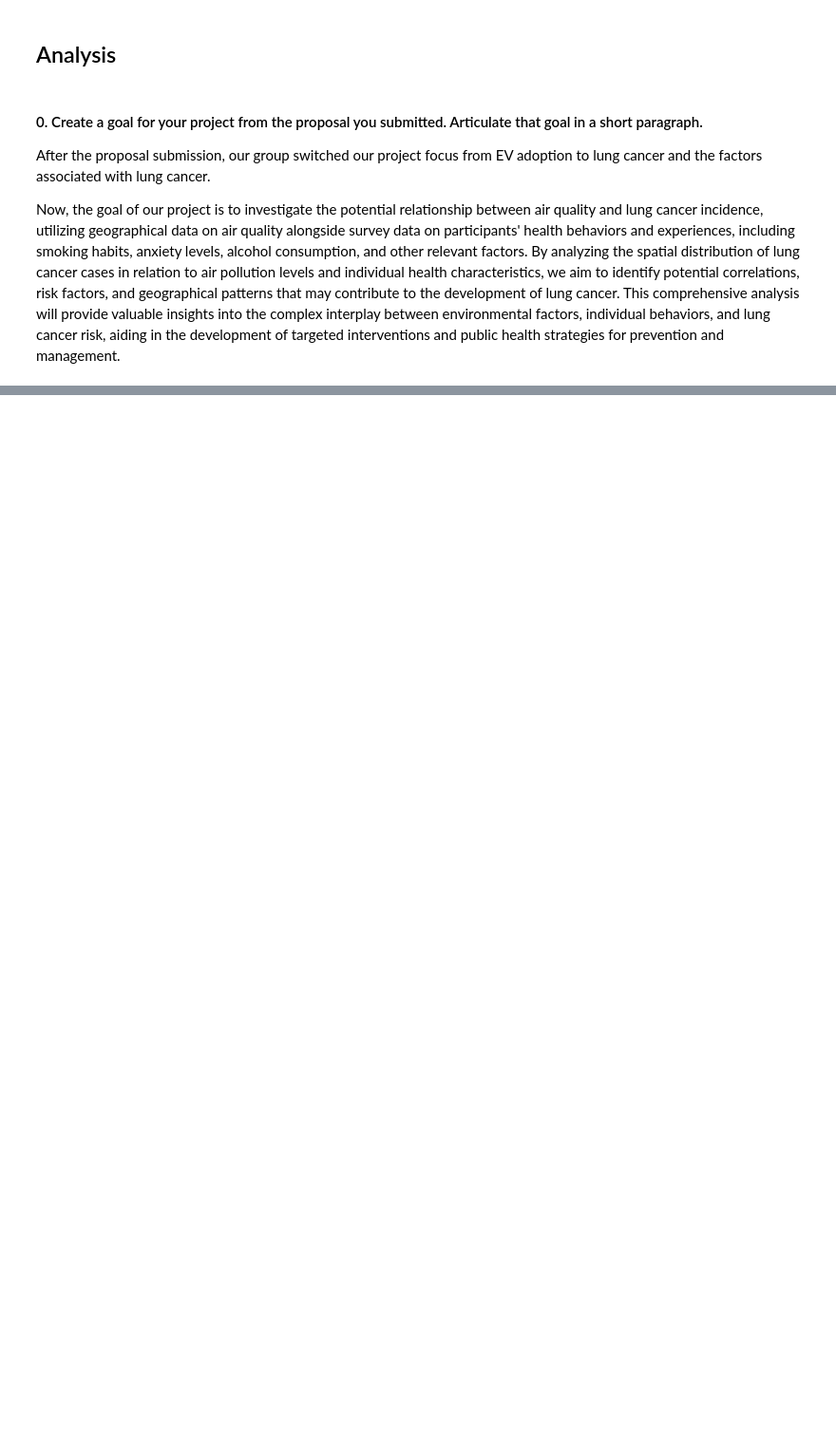
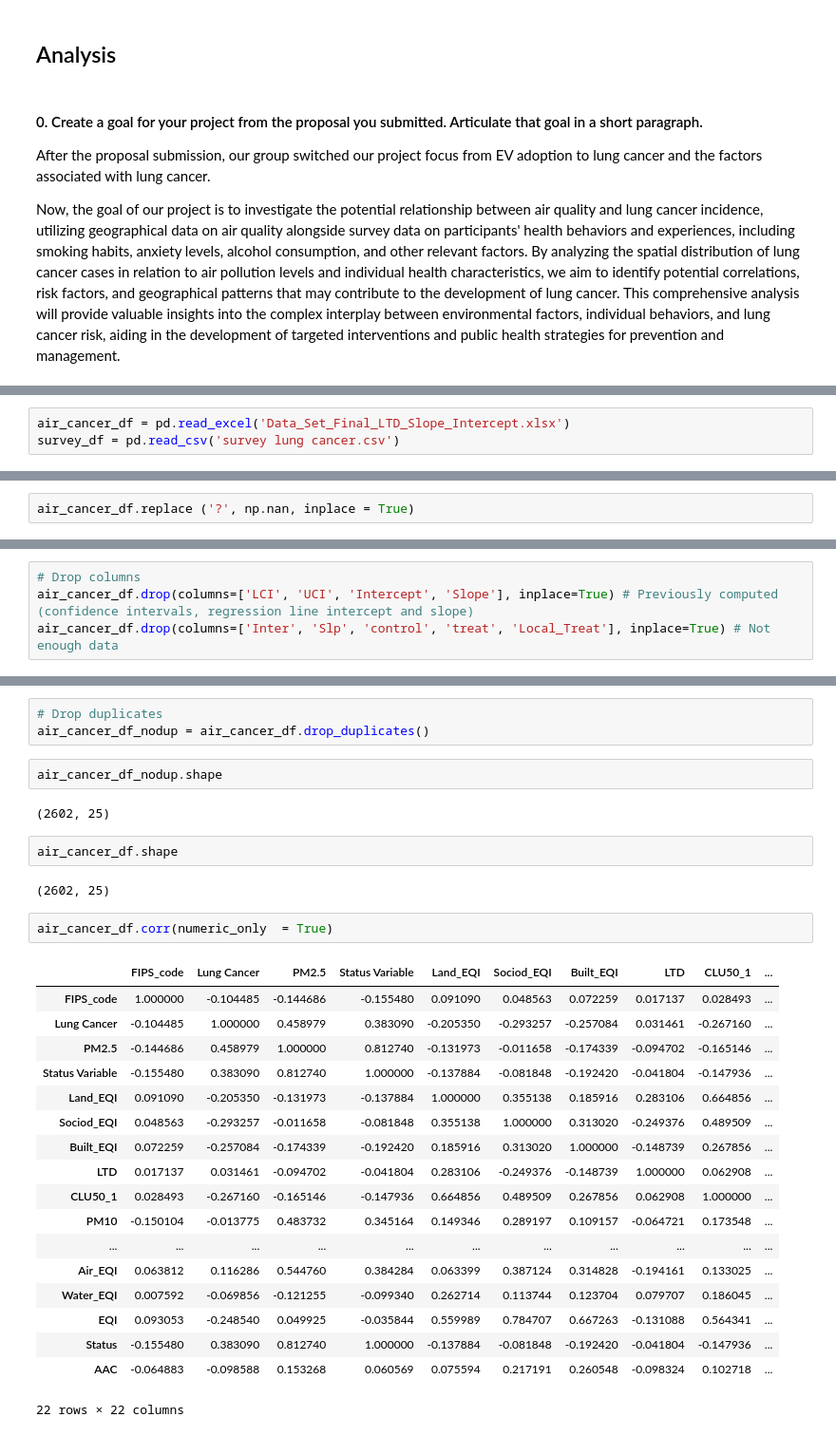
Before and after one commit to kevmiao/CS329E-Project, a Jupyter notebook: analysis.ipynb, the cells around one changed output, grey strips where cells are left out. Shown: that part at 95% size. Saved outputs shown, nothing was run; the diff lists cells and outputs as text; blank space fills up the shorter version.

```diff
--- a/analysis.ipynb
+++ b/analysis.ipynb
@@ -23,0 +24,3 @@ pd.read_csv
+# %%
+air_cancer_df = pd.read_excel('Data_Set_Final_LTD_Slope_Intercept.xlsx')
+survey_df = pd.read_csv('survey lung cancer.csv')
@@ -23,0 +94,2 @@ pd.read_csv
+# %%
+air_cancer_df.replace ('?', np.nan, inplace = True)
@@ -23,0 +150,4 @@ pd.read_csv
+# %%
+# Drop columns
+air_cancer_df.drop(columns=['LCI', 'UCI', 'Intercept', 'Slope'], inplace=True) # Previously computed (confidence intervals, regression line intercept and slope)
+air_cancer_df.drop(columns=['Inter', 'Slp', 'control', 'treat', 'Local_Treat'], inplace=True) # Not enough data
@@ -23,0 +228,32 @@ pd.read_csv
+# %%
+# Drop duplicates
+air_cancer_df_nodup = air_cancer_df.drop_duplicates()
+# %%
+air_cancer_df_nodup.shape
+# %% [output]
+(2602, 25)
+# %%
+air_cancer_df.shape
+# %% [output]
+(2602, 25)
+# %%
+air_cancer_df.corr(numeric_only  = True)
+# %% [output]
+|  | FIPS_code | Lung Cancer | PM2.5 | Status Variable | Land_EQI | Sociod_EQI | Built_EQI | LTD | CLU50_1 | ... |
+| FIPS_code | 1.000000 | -0.104485 | -0.144686 | -0.155480 | 0.091090 | 0.048563 | 0.072259 | 0.017137 | 0.028493 | ... |
+| Lung Cancer | -0.104485 | 1.000000 | 0.458979 | 0.383090 | -0.205350 | -0.293257 | -0.257084 | 0.031461 | -0.267160 | ... |
+| PM2.5 | -0.144686 | 0.458979 | 1.000000 | 0.812740 | -0.131973 | -0.011658 | -0.174339 | -0.094702 | -0.165146 | ... |
+| Status Variable | -0.155480 | 0.383090 | 0.812740 | 1.000000 | -0.137884 | -0.081848 | -0.192420 | -0.041804 | -0.147936 | ... |
+| Land_EQI | 0.091090 | -0.205350 | -0.131973 | -0.137884 | 1.000000 | 0.355138 | 0.185916 | 0.283106 | 0.664856 | ... |
+| Sociod_EQI | 0.048563 | -0.293257 | -0.011658 | -0.081848 | 0.355138 | 1.000000 | 0.313020 | -0.249376 | 0.489509 | ... |
+| Built_EQI | 0.072259 | -0.257084 | -0.174339 | -0.192420 | 0.185916 | 0.313020 | 1.000000 | -0.148739 | 0.267856 | ... |
+| LTD | 0.017137 | 0.031461 | -0.094702 | -0.041804 | 0.283106 | -0.249376 | -0.148739 | 1.000000 | 0.062908 | ... |
+| CLU50_1 | 0.028493 | -0.267160 | -0.165146 | -0.147936 | 0.664856 | 0.489509 | 0.267856 | 0.062908 | 1.000000 | ... |
+| PM10 | -0.150104 | -0.013775 | 0.483732 | 0.345164 | 0.149346 | 0.289197 | 0.109157 | -0.064721 | 0.173548 | ... |
+| ... | ... | ... | ... | ... | ... | ... | ... | ... | ... | ... |
+| Air_EQI | 0.063812 | 0.116286 | 0.544760 | 0.384284 | 0.063399 | 0.387124 | 0.314828 | -0.194161 | 0.133025 | ... |
+| Water_EQI | 0.007592 | -0.069856 | -0.121255 | -0.099340 | 0.262714 | 0.113744 | 0.123704 | 0.079707 | 0.186045 | ... |
+| EQI | 0.093053 | -0.248540 | 0.049925 | -0.035844 | 0.559989 | 0.784707 | 0.667263 | -0.131088 | 0.564341 | ... |
+| Status | -0.155480 | 0.383090 | 0.812740 | 1.000000 | -0.137884 | -0.081848 | -0.192420 | -0.041804 | -0.147936 | ... |
+| AAC | -0.064883 | -0.098588 | 0.153268 | 0.060569 | 0.075594 | 0.217191 | 0.260548 | -0.098324 | 0.102718 | ... |
+22 rows × 22 columns
```
Also changed, not shown: parts of 17 cells of this notebook, 2 other files.
